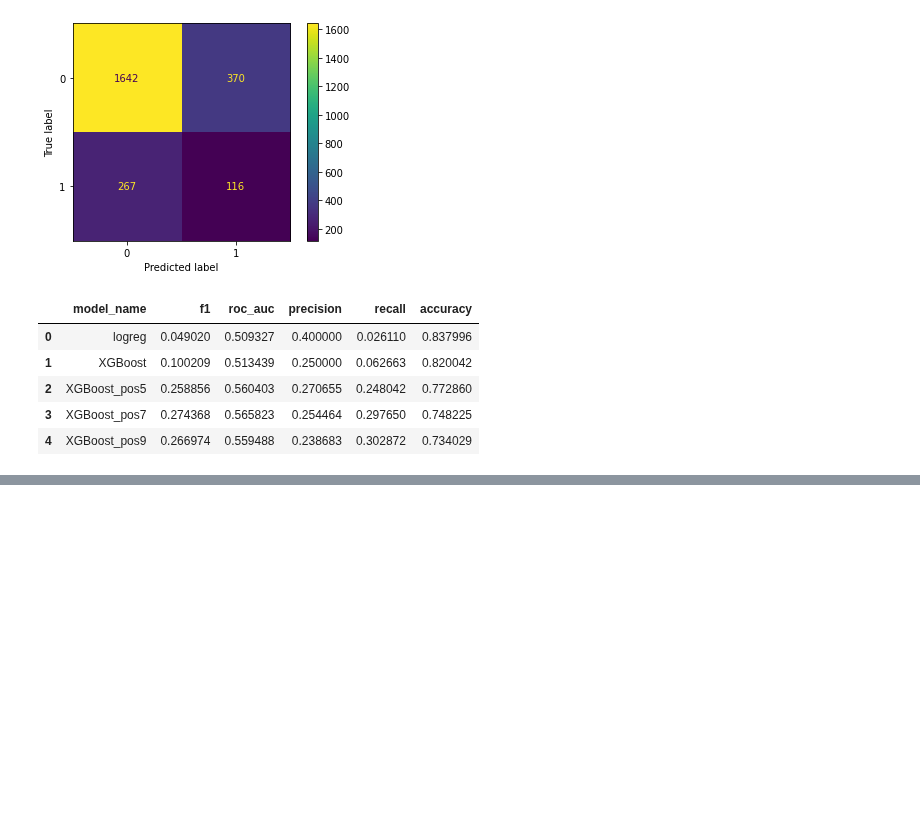
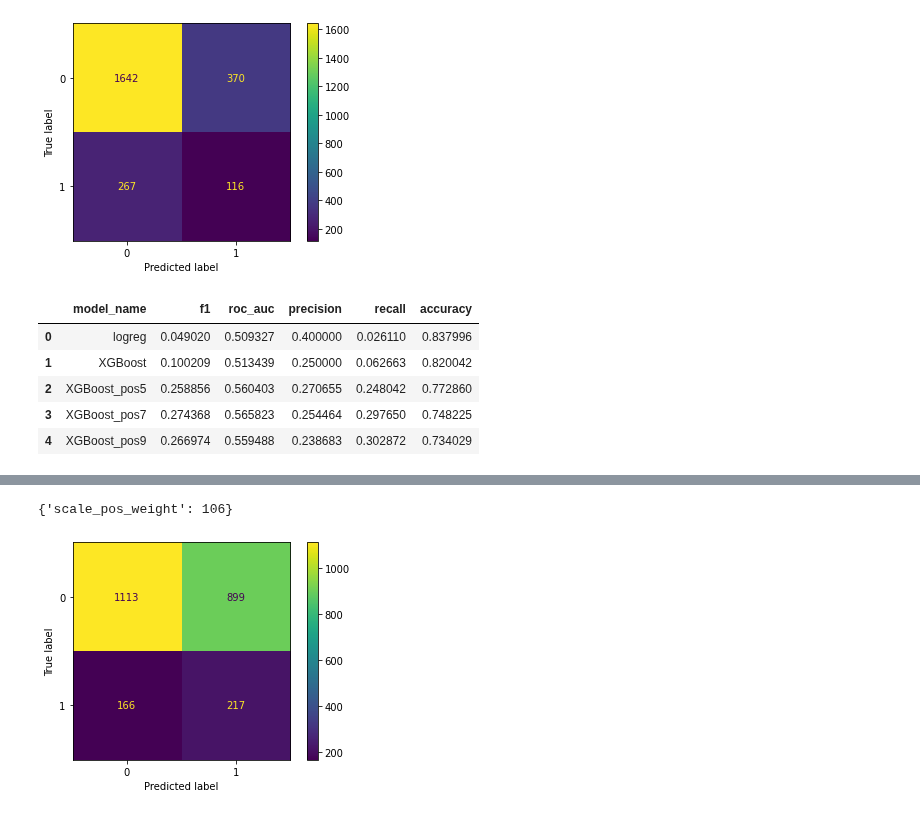
Before and after one commit to deepthiab/Loans_LC, a Jupyter notebook: Model.ipynb, the cells around one changed output, grey strips where cells are left out. Drawn from its saved outputs; the diff is of its cells as text; code cells hidden in the pictures; blank space fills up the shorter version.

```diff
--- a/Model.ipynb
+++ b/Model.ipynb
@@ -160,0 +174,10 @@ results_df
+# %%
+xgb_params = {'scale_pos_weight': range(0, 150 , 2)}
+# %%
+xgb_gridsearch = GridSearchCV(xgbc_base,
+                              xgb_params,
+                              cv=5,
+                              verbose=1,
+                              scoring = 'recall')
+# %%
+xgb_gridsearch.fit(Xs_train,y_train)
@@ -160,0 +203,10 @@ results_df
+# %%
+xgb_gridsearch.best_params_
+# %% [output]
+{'scale_pos_weight': 106}
+# %%
+y_pred_xgbgs = xgb_gridsearch.predict(Xs_test)
+score_calc('XGB_gridsearch', y_test , y_pred_xgbgs)
+disp_cm(y_test , y_pred_xgbgs)
+# %% [output]
+[figure, added]
```
Also changed, not shown: parts of 19 cells of this notebook, 6 other files.
